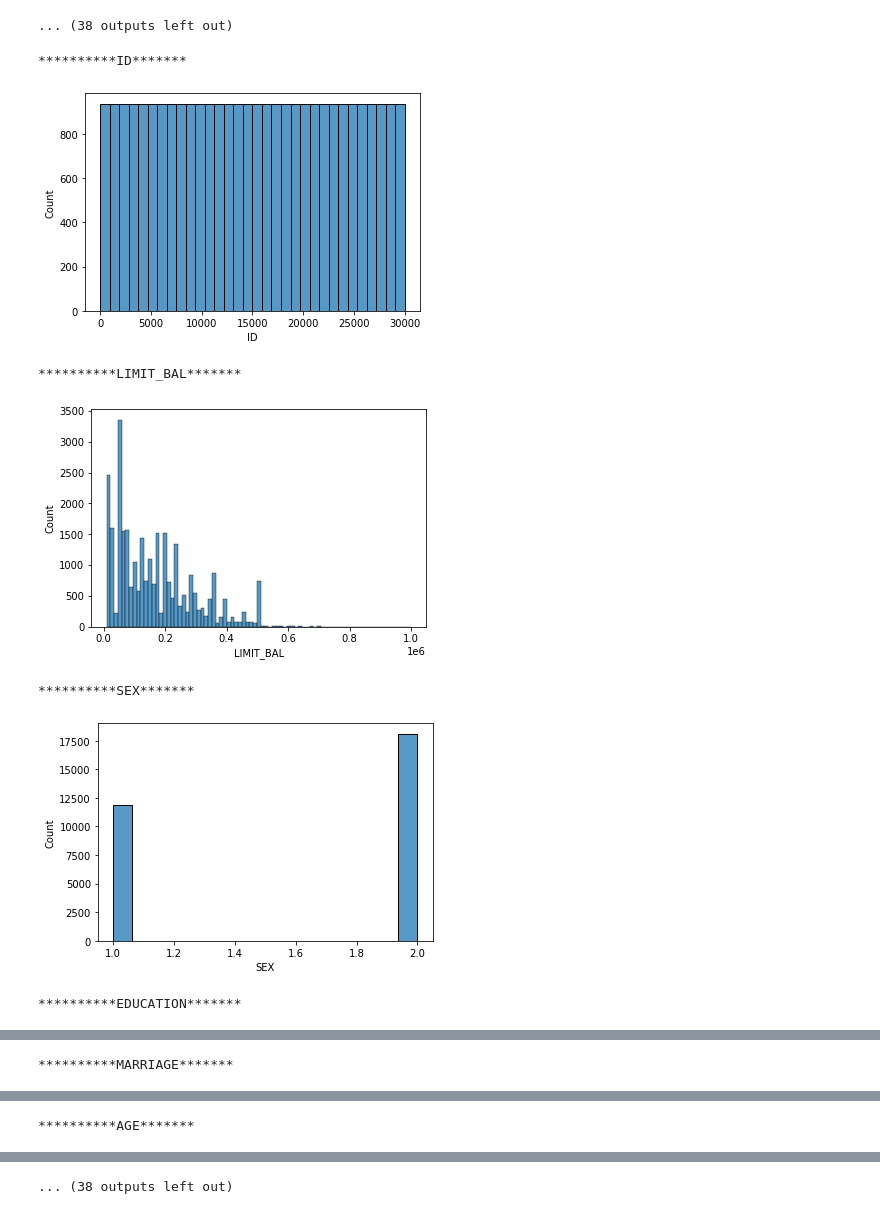
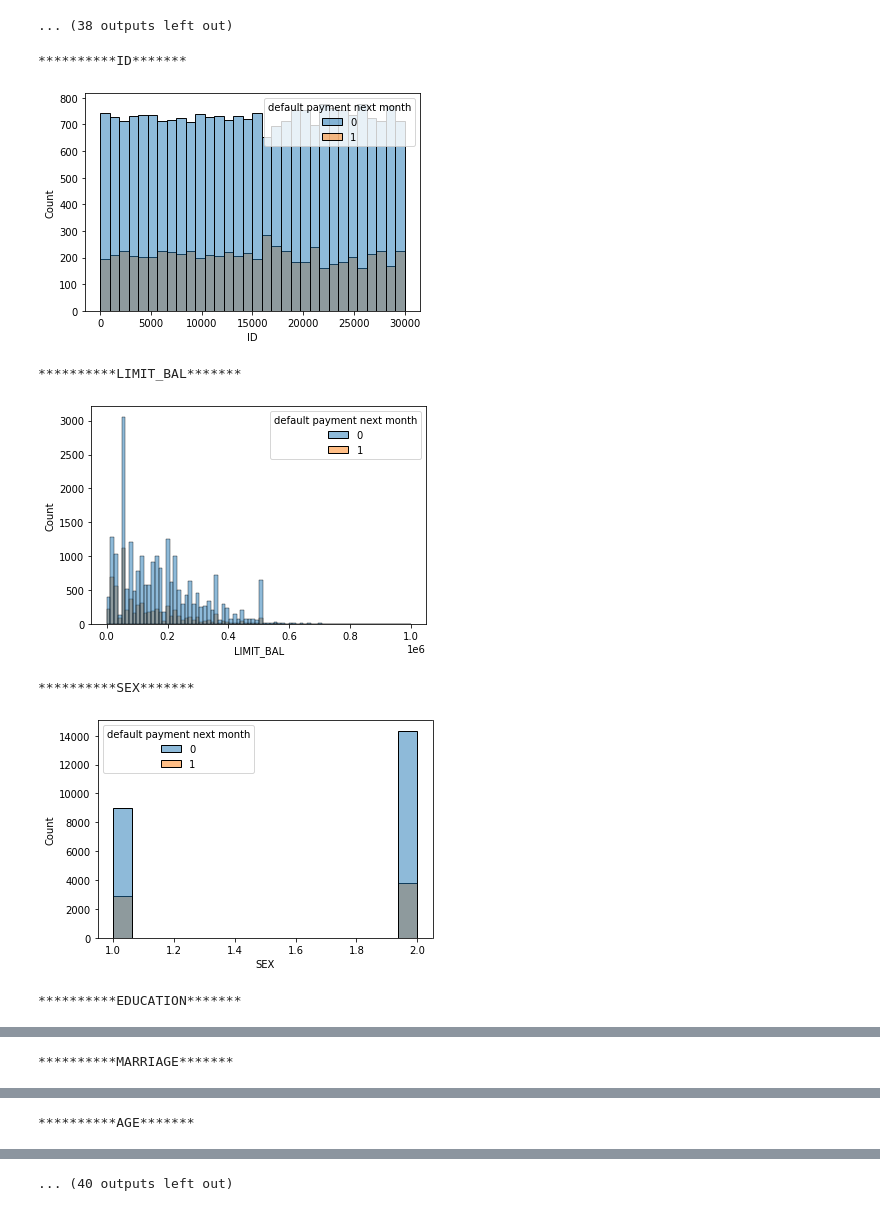
Before and after one commit to prakashtiwari012/RenewPower, a Jupyter notebook: RenewPower/Acme_Bank_Usecase.ipynb, the cells around one changed output, grey strips where cells are left out. Saved outputs shown, nothing was run; the diff lists cells and outputs as text; code cells hidden in the pictures.

```diff
--- a/RenewPower/Acme_Bank_Usecase.ipynb
+++ b/RenewPower/Acme_Bank_Usecase.ipynb
@@ -125,13 +103,13 @@ for i in df.columns:
 # %%
 for i in df.columns:
     print(f'**********{i}*******')
-    sns.histplot(data=df,x=i)
+    sns.histplot(data=df,x=i,hue='default payment next month')
     plt.show()
 # %% [output]
 **********ID*******
-[figure, old version]
+[figure, new version]
 **********LIMIT_BAL*******
-[figure, old version]
+[figure, new version]
 **********SEX*******
-[figure, old version]
+[figure, new version]
 **********EDUCATION*******
@@ -143 +121 @@ for i in df.columns:
-... (38 outputs left out)
+... (40 outputs left out)
```
Also changed, not shown: parts of 10 cells of this notebook.
